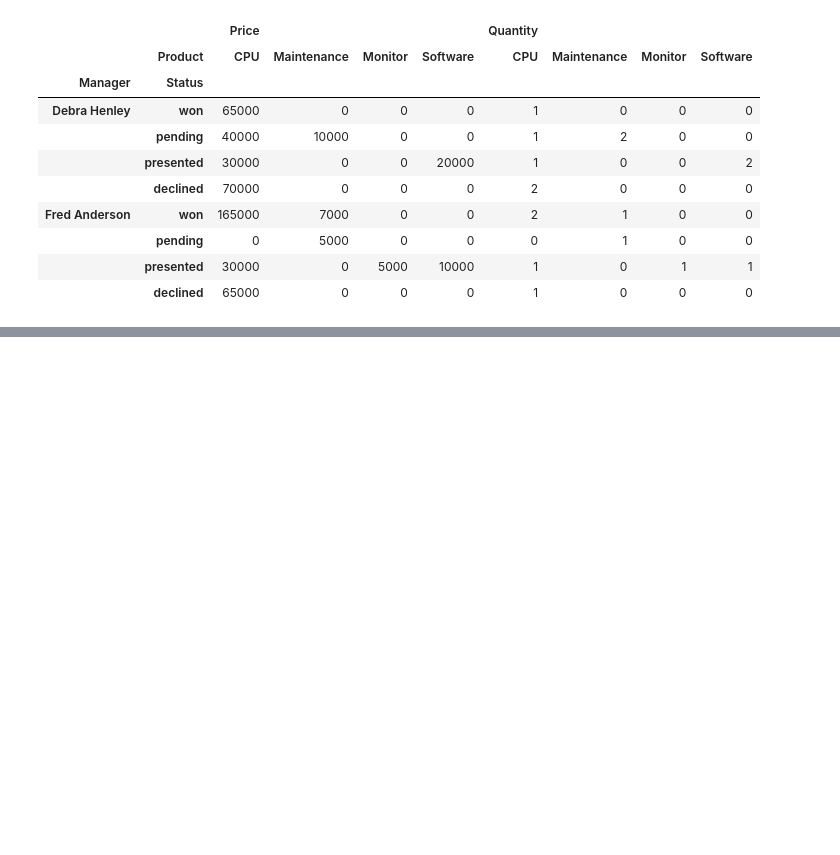
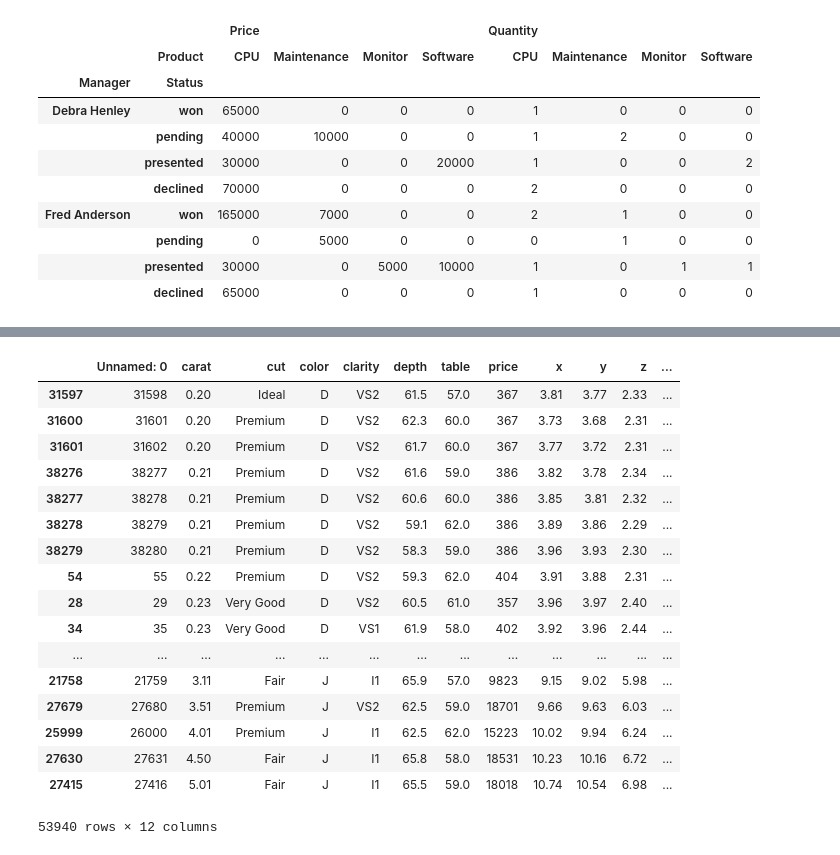
Before and after one commit to bhajar/Python_Learning_code, a Jupyter notebook: Packages/Pandas Cheatsheet.ipynb, the cells around one changed output, grey strips where cells are left out. Cells and saved outputs as stored; diff of their text form; code cells hidden in the pictures; blank space fills up the shorter version.

```diff
--- a/Packages/Pandas Cheatsheet.ipynb
+++ b/Packages/Pandas Cheatsheet.ipynb
@@ -861,0 +863,24 @@ diamonds.head()
+# %%
+# Create a column that contains the difference between the carat of the diamond and the average carat of all diamonds
+# of that colour
+diamonds.assign(carat_diff = diamonds.groupby('color')['carat'].transform(lambda x:x-x.mean())
+               ).sort_values(by=['color', 'carat_diff']) # dplython is the dplyr equivalent for python
+# %% [output]
+|  | Unnamed: 0 | carat | cut | color | clarity | depth | table | price | x | y | z | ... |
+| 31597 | 31598 | 0.20 | Ideal | D | VS2 | 61.5 | 57.0 | 367 | 3.81 | 3.77 | 2.33 | ... |
+| 31600 | 31601 | 0.20 | Premium | D | VS2 | 62.3 | 60.0 | 367 | 3.73 | 3.68 | 2.31 | ... |
+| 31601 | 31602 | 0.20 | Premium | D | VS2 | 61.7 | 60.0 | 367 | 3.77 | 3.72 | 2.31 | ... |
+| 38276 | 38277 | 0.21 | Premium | D | VS2 | 61.6 | 59.0 | 386 | 3.82 | 3.78 | 2.34 | ... |
+| 38277 | 38278 | 0.21 | Premium | D | VS2 | 60.6 | 60.0 | 386 | 3.85 | 3.81 | 2.32 | ... |
+| 38278 | 38279 | 0.21 | Premium | D | VS2 | 59.1 | 62.0 | 386 | 3.89 | 3.86 | 2.29 | ... |
+| 38279 | 38280 | 0.21 | Premium | D | VS2 | 58.3 | 59.0 | 386 | 3.96 | 3.93 | 2.30 | ... |
+| 54 | 55 | 0.22 | Premium | D | VS2 | 59.3 | 62.0 | 404 | 3.91 | 3.88 | 2.31 | ... |
+| 28 | 29 | 0.23 | Very Good | D | VS2 | 60.5 | 61.0 | 357 | 3.96 | 3.97 | 2.40 | ... |
+| 34 | 35 | 0.23 | Very Good | D | VS1 | 61.9 | 58.0 | 402 | 3.92 | 3.96 | 2.44 | ... |
+| ... | ... | ... | ... | ... | ... | ... | ... | ... | ... | ... | ... | ... |
+| 21758 | 21759 | 3.11 | Fair | J | I1 | 65.9 | 57.0 | 9823 | 9.15 | 9.02 | 5.98 | ... |
+| 27679 | 27680 | 3.51 | Premium | J | VS2 | 62.5 | 59.0 | 18701 | 9.66 | 9.63 | 6.03 | ... |
+| 25999 | 26000 | 4.01 | Premium | J | I1 | 62.5 | 62.0 | 15223 | 10.02 | 9.94 | 6.24 | ... |
+| 27630 | 27631 | 4.50 | Fair | J | I1 | 65.8 | 58.0 | 18531 | 10.23 | 10.16 | 6.72 | ... |
+| 27415 | 27416 | 5.01 | Fair | J | I1 | 65.5 | 59.0 | 18018 | 10.74 | 10.54 | 6.98 | ... |
+53940 rows × 12 columns
```
Also changed, not shown: parts of 7 cells of this notebook.
